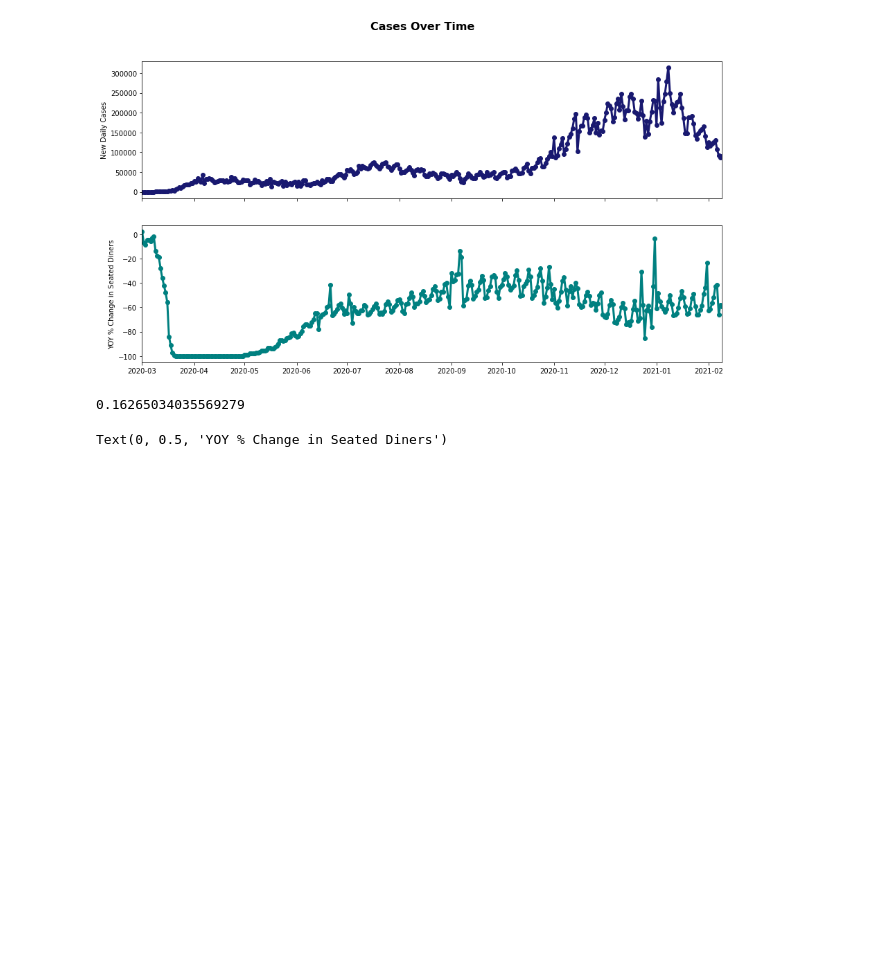
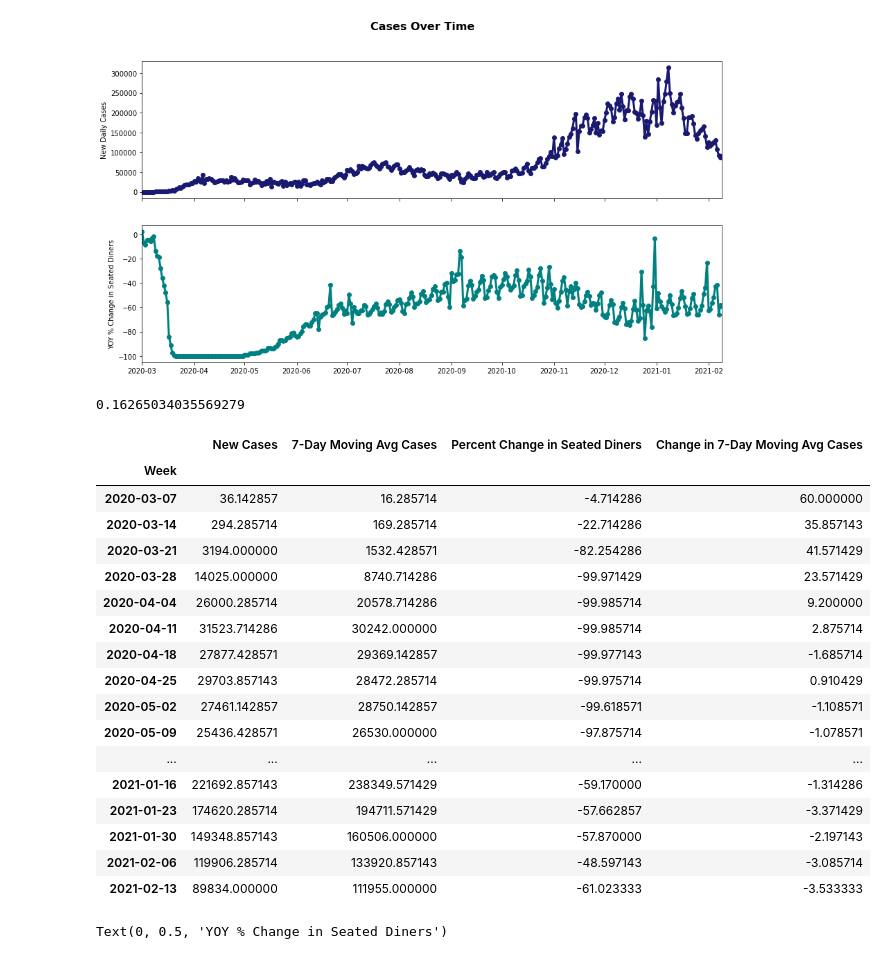
Before and after one commit to apatnoe/Project-1, a Jupyter notebook: OpenTable_Analysis.ipynb, the cells around one changed output. Drawn from its saved outputs; the diff is of its cells as text; code cells hidden in the pictures; blank space fills up the shorter version.

```diff
--- a/OpenTable_Analysis.ipynb
+++ b/OpenTable_Analysis.ipynb
@@ -205,29 +205,50 @@ tot_r
 # %%
 # group dining data and case date by week in averages
 
 # name a new df to avoid modifying final_combined_df
 grouped_df = final_combined_df
 
 # create a field for the week ending Saturday for a given date, and group by average
 df = grouped_df.groupby(['Date', pd.Grouper(key='Date', freq='W-SAT')]).mean()
 
 # reset the index to remove duplicate index
 df.reset_index(level=0, inplace=True)
 
 # delete the date column
 del df["Date"]
 
 # reset index again to make the new week field its own column and not the index
 df.reset_index(level=0, inplace=True)
 
 # rename the column to week
 week_df = df.rename(columns={"Date": "Week"})
 
 # take the mean of all values grouped by week
 grouped_weeks = week_df.groupby(['Week']).mean()
 
 # export to CSV for use in other parts of project
 grouped_weeks.to_csv("../Output/Weekly Cases and Dining Data.csv")
+
+grouped_weeks
+# %% [output]
+|  | New Cases | 7-Day Moving Avg Cases | Percent Change in Seated Diners | Change in 7-Day Moving Avg Cases |
+| Week |  |  |  |  |
+| 2020-03-07 | 36.142857 | 16.285714 | -4.714286 | 60.000000 |
+| 2020-03-14 | 294.285714 | 169.285714 | -22.714286 | 35.857143 |
+| 2020-03-21 | 3194.000000 | 1532.428571 | -82.254286 | 41.571429 |
+| 2020-03-28 | 14025.000000 | 8740.714286 | -99.971429 | 23.571429 |
+| 2020-04-04 | 26000.285714 | 20578.714286 | -99.985714 | 9.200000 |
+| 2020-04-11 | 31523.714286 | 30242.000000 | -99.985714 | 2.875714 |
+| 2020-04-18 | 27877.428571 | 29369.142857 | -99.977143 | -1.685714 |
+| 2020-04-25 | 29703.857143 | 28472.285714 | -99.975714 | 0.910429 |
+| 2020-05-02 | 27461.142857 | 28750.142857 | -99.618571 | -1.108571 |
+| 2020-05-09 | 25436.428571 | 26530.000000 | -97.875714 | -1.078571 |
+| ... | ... | ... | ... | ... |
+| 2021-01-16 | 221692.857143 | 238349.571429 | -59.170000 | -1.314286 |
+| 2021-01-23 | 174620.285714 | 194711.571429 | -57.662857 | -3.371429 |
+| 2021-01-30 | 149348.857143 | 160506.000000 | -57.870000 | -2.197143 |
+| 2021-02-06 | 119906.285714 | 133920.857143 | -48.597143 | -3.085714 |
+| 2021-02-13 | 89834.000000 | 111955.000000 | -61.023333 | -3.533333 |
 # %%
 # create visuals with weekly data to remove some of the DOW volatility
 grouped_weeks.reset_index(level=0, inplace=True)
```
Also changed, not shown: parts of 6 cells of this notebook.
